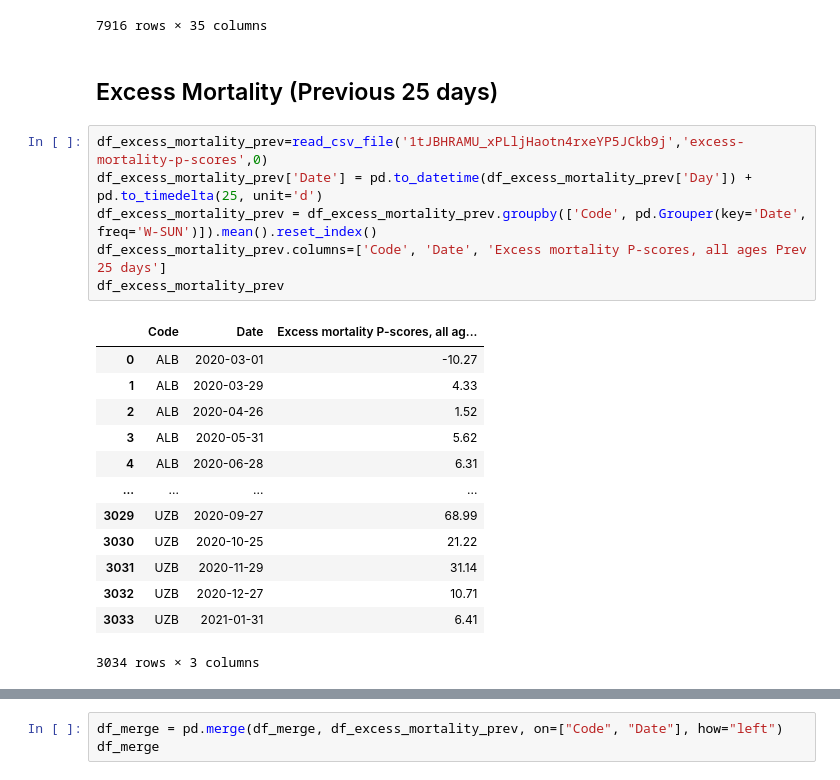
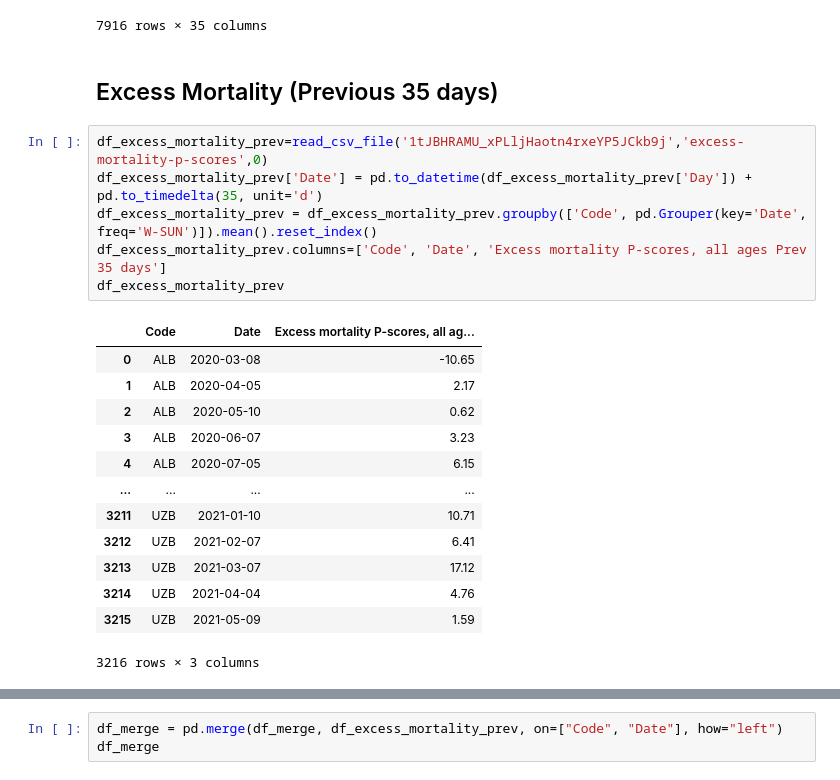
Before and after one commit to lucasbotellaroca/Covid-19_Reproduction_Rate_Estimator, a Jupyter notebook: data_cleaning.ipynb, the cells around one changed output, grey strips where cells are left out. Drawn from its saved outputs; the diff is of its cells as text.

```diff
--- a/data_cleaning.ipynb
+++ b/data_cleaning.ipynb
@@ -629,27 +647,27 @@ df_merge
 | 7915 | ZWE | 2021-05-16 | 0.0 | 14.666667 | 40.238000 | 2.000000 | ... |
 7916 rows × 35 columns
 # %% [markdown]
-## Excess Mortality  (Previous 25 days)
+## Excess Mortality  (Previous 35 days)
 # %%
 df_excess_mortality_prev=read_csv_file('1tJBHRAMU_xPLljHaotn4rxeYP5JCkb9j','excess-mortality-p-scores',0)
-df_excess_mortality_prev['Date'] = pd.to_datetime(df_excess_mortality_prev['Day']) + pd.to_timedelta(25, unit='d')
+df_excess_mortality_prev['Date'] = pd.to_datetime(df_excess_mortality_prev['Day']) + pd.to_timedelta(35, unit='d')
 df_excess_mortality_prev = df_excess_mortality_prev.groupby(['Code', pd.Grouper(key='Date', freq='W-SUN')]).mean().reset_index()
-df_excess_mortality_prev.columns=['Code', 'Date', 'Excess mortality P-scores, all ages Prev 25 days']
+df_excess_mortality_prev.columns=['Code', 'Date', 'Excess mortality P-scores, all ages Prev 35 days']
 df_excess_mortality_prev
 # %% [output]
 |  | Code | Date | Excess mortality P-scores, all ag... |
-| 0 | ALB | 2020-03-01 | -10.27 |
-| 1 | ALB | 2020-03-29 | 4.33 |
-| 2 | ALB | 2020-04-26 | 1.52 |
-| 3 | ALB | 2020-05-31 | 5.62 |
-| 4 | ALB | 2020-06-28 | 6.31 |
+| 0 | ALB | 2020-03-08 | -10.65 |
+| 1 | ALB | 2020-04-05 | 2.17 |
+| 2 | ALB | 2020-05-10 | 0.62 |
+| 3 | ALB | 2020-06-07 | 3.23 |
+| 4 | ALB | 2020-07-05 | 6.15 |
 | ... | ... | ... | ... |
-| 3029 | UZB | 2020-09-27 | 68.99 |
-| 3030 | UZB | 2020-10-25 | 21.22 |
-| 3031 | UZB | 2020-11-29 | 31.14 |
-| 3032 | UZB | 2020-12-27 | 10.71 |
-| 3033 | UZB | 2021-01-31 | 6.41 |
+| 3211 | UZB | 2021-01-10 | 10.71 |
+| 3212 | UZB | 2021-02-07 | 6.41 |
+| 3213 | UZB | 2021-03-07 | 17.12 |
+| 3214 | UZB | 2021-04-04 | 4.76 |
+| 3215 | UZB | 2021-05-09 | 1.59 |
-3034 rows × 3 columns
+3216 rows × 3 columns
 # %%
 df_merge = pd.merge(df_merge, df_excess_mortality_prev, on=["Code", "Date"], how="left")
 df_merge
```
Also changed, not shown: parts of 24 cells of this notebook.
